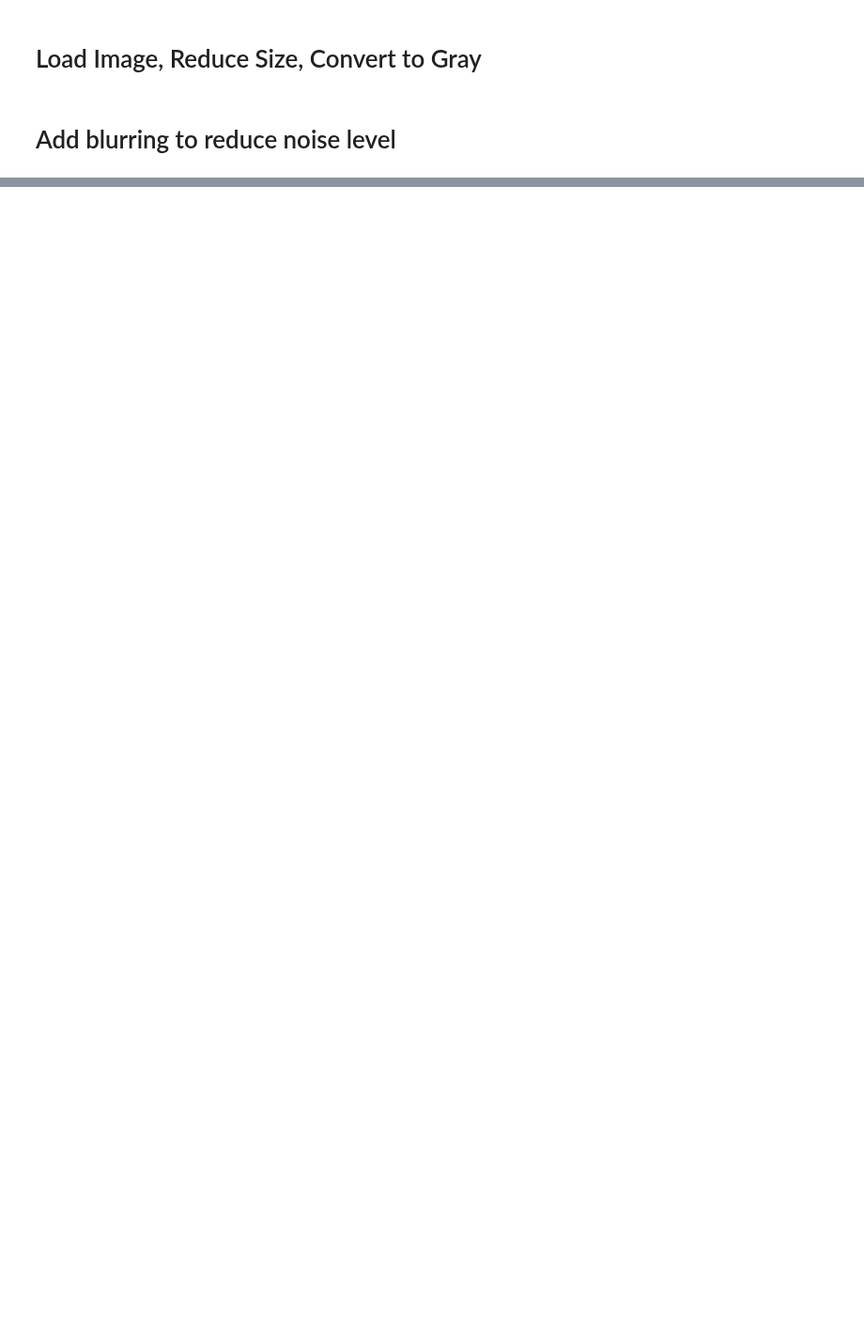
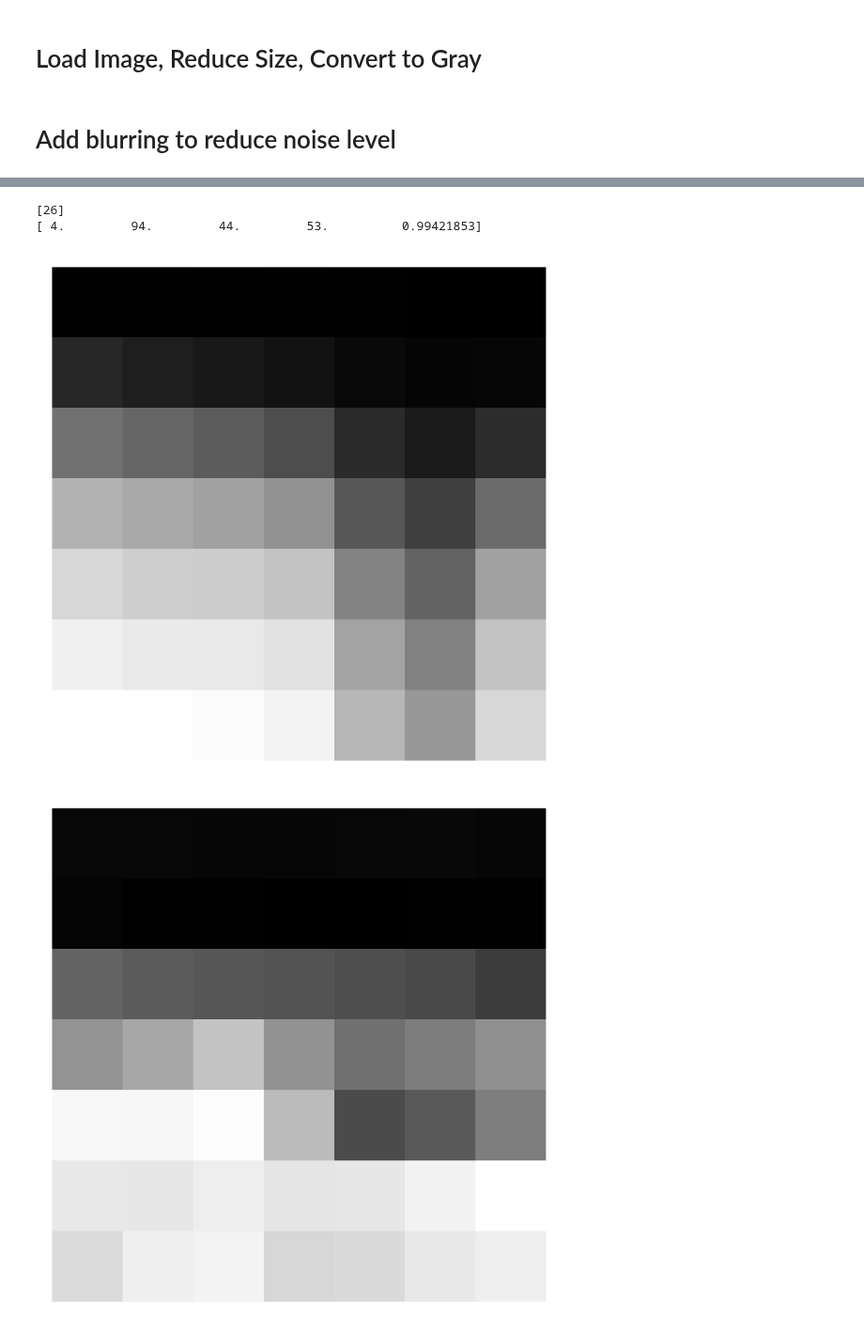
Before and after one commit to Tsmorz/computer-vision, a Jupyter notebook: Project 2/HarrisCorners.ipynb, the cells around one changed output, grey strips where cells are left out. Shown at 94% size. Cells and saved outputs as stored; diff of their text form; code cells hidden in the pictures; blank space fills up the shorter version.

```diff
--- a/Project 2/HarrisCorners.ipynb
+++ b/Project 2/HarrisCorners.ipynb
@@ -316,0 +317,27 @@ Finding matches...
+# %%
+low = np.where(matches[:,4]==np.amin(matches[:,4]))
+low = np.concatenate(low)
+print(low)
+
+worst_match = matches[0,:]
+left = worst_match[0:2].astype(int)
+right = worst_match[2:4].astype(int)
+print(worst_match)
+
+left = gray1[left[0]-3:left[0]+4, left[1]-3:left[1]+4]
+right = gray2[right[0]-3:right[0]+4, right[1]-3:right[1]+4]
+
+plt.imshow(left,cmap='gray')
+plt.axis('off')
+plt.show()
+plt.imshow(right,cmap='gray')
+plt.axis('off')
+plt.show()
+
+
+drawLines(gray1,gray2,np.vstack([worst_match,worst_match]),0.9)
+# %% [output]
+[26]
+[ 4.         94.         44.         53.          0.99421853]
+[figure, added]
+[figure, added]
```
Also changed, not shown: parts of 9 cells of this notebook, 2 other files.
